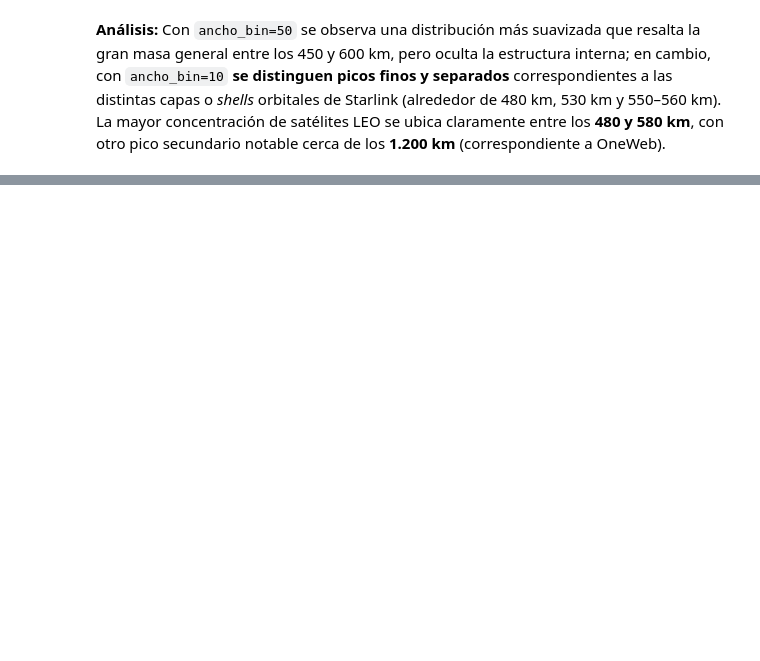
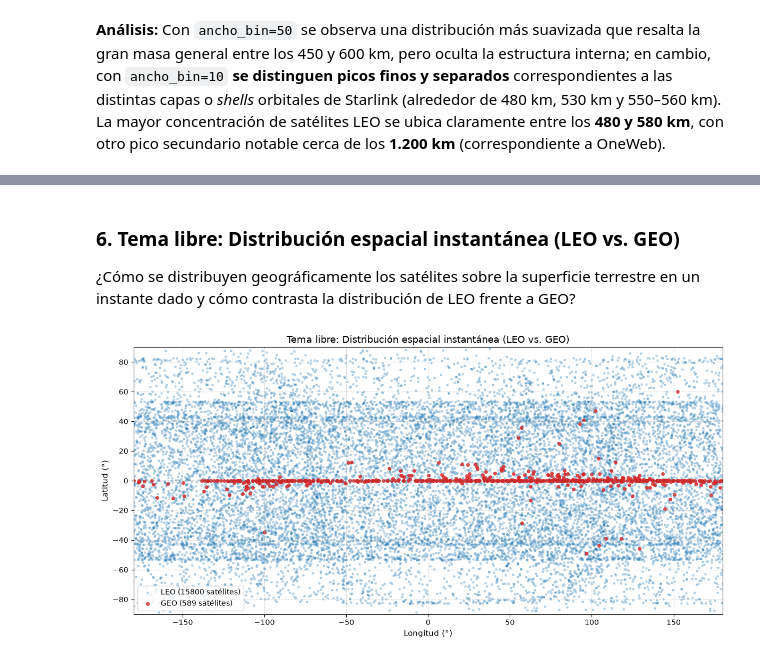
Before and after one commit to VicenteODwyer/SatelitesVO, a Jupyter notebook: informe.ipynb, the cells around one changed output, grey strips where cells are left out. Cells and saved outputs as stored; diff of their text form; code cells hidden in the pictures; blank space fills up the shorter version.

```diff
--- a/informe.ipynb
+++ b/informe.ipynb
@@ -284,0 +317,8 @@ NameError: name 'graficar_histograma_leo' is not defined
+# %% [markdown]
+### 6. Tema libre: Distribución espacial instantánea (LEO vs. GEO)
+
+¿Cómo se distribuyen geográficamente los satélites sobre la superficie terrestre en un instante dado y cómo contrasta la distribución de LEO frente a GEO?
+# %%
+fig10, ax10 = graficar_distribucion_geografica(satelites_activos)
+# %% [output]
+[figure, added]
```
Also changed, not shown: parts of 16 cells of this notebook.
